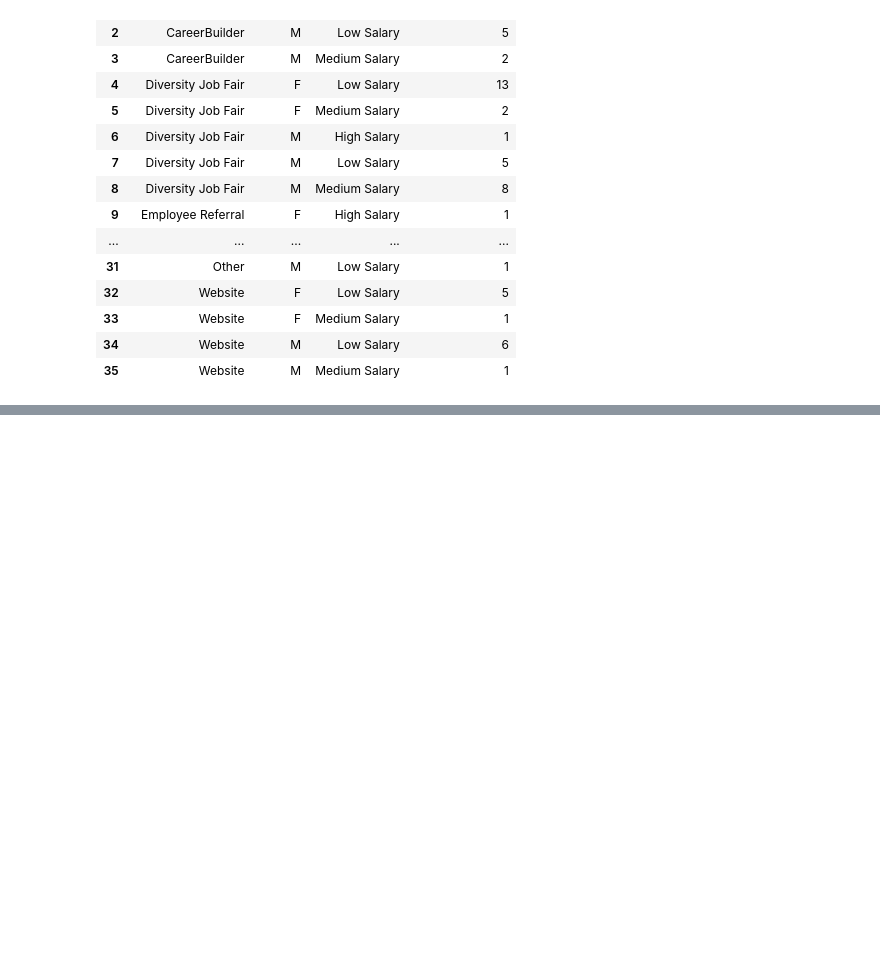
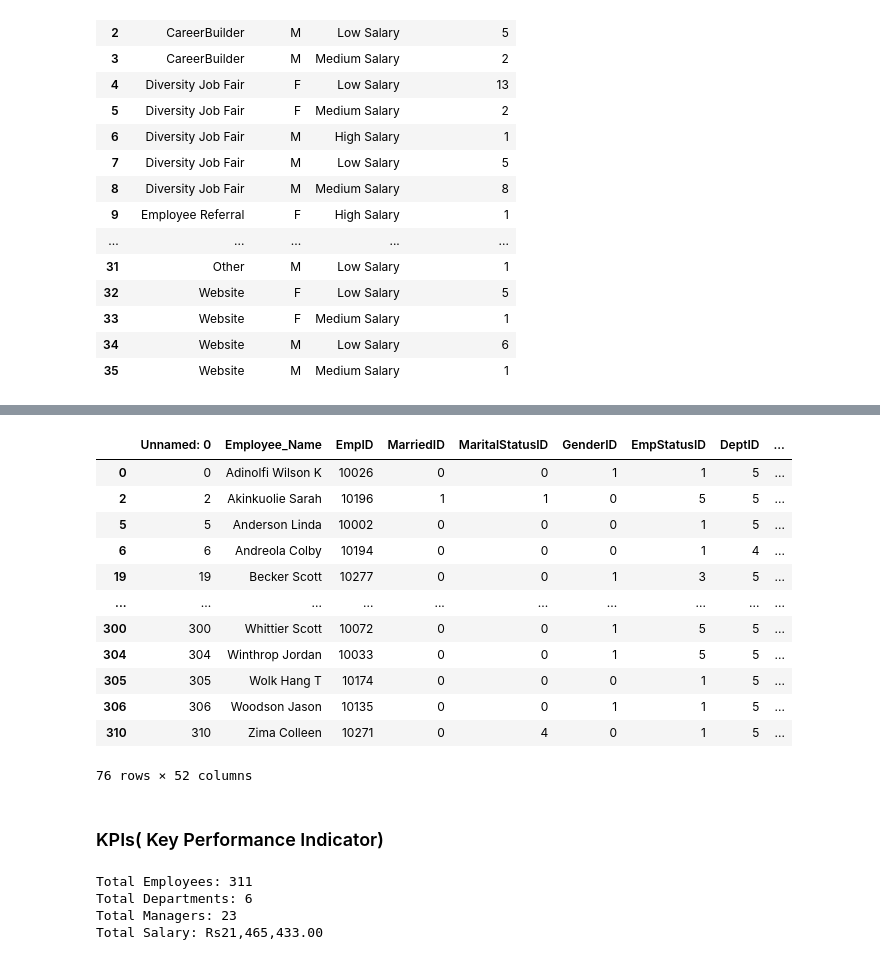
Before and after one commit to Priyankashrestha16/python-3, a Jupyter notebook: Analysis.ipynb, the cells around one changed output, grey strips where cells are left out. Cells and saved outputs as stored; diff of their text form; code cells hidden in the pictures; blank space fills up the shorter version.

```diff
--- a/Analysis.ipynb
+++ b/Analysis.ipynb
@@ -237,0 +289,8 @@ hire_emp_salary
+# %%
+## day wise total employee s hired
+
+# Pandas Category -> pd.Categorical(column_name, categories)
+
+days= ['Sunday','Monday','Tuesday','Wednesday','Thursday','Friday','Saturday']
+df['HireDay_name']= pd.Categorical(df['HireDay_name'],categories=days)
+df['HireDay_name'].unique()
@@ -237,0 +314,40 @@ hire_emp_salary
+# %%
+
+# creting a new dataframe for categorical datas
+linkedin_df=df[df['RecruitmentSource']== 'LinkedIn']
+# %%
+linkedin_df
+# %% [output]
+|  | Unnamed: 0 | Employee_Name | EmpID | MarriedID | MaritalStatusID | GenderID | EmpStatusID | DeptID | ... |
+| 0 | 0 | Adinolfi Wilson K | 10026 | 0 | 0 | 1 | 1 | 5 | ... |
+| 2 | 2 | Akinkuolie Sarah | 10196 | 1 | 1 | 0 | 5 | 5 | ... |
+| 5 | 5 | Anderson Linda | 10002 | 0 | 0 | 0 | 1 | 5 | ... |
+| 6 | 6 | Andreola Colby | 10194 | 0 | 0 | 0 | 1 | 4 | ... |
+| 19 | 19 | Becker Scott | 10277 | 0 | 0 | 1 | 3 | 5 | ... |
+| ... | ... | ... | ... | ... | ... | ... | ... | ... | ... |
+| 300 | 300 | Whittier Scott | 10072 | 0 | 0 | 1 | 5 | 5 | ... |
+| 304 | 304 | Winthrop Jordan | 10033 | 0 | 0 | 1 | 5 | 5 | ... |
+| 305 | 305 | Wolk Hang T | 10174 | 0 | 0 | 0 | 1 | 5 | ... |
+| 306 | 306 | Woodson Jason | 10135 | 0 | 0 | 1 | 1 | 5 | ... |
+| 310 | 310 | Zima Colleen | 10271 | 0 | 4 | 0 | 1 | 5 | ... |
+76 rows × 52 columns
+# %% [markdown]
+### KPIs( Key Performance Indicator)
+# %%
+total_employees= df['EmpID'].count()
+print(f'Total Employees: { total_employees}')
+
+# instead of count nunique() is used as count() will also count the duplicate values
+total_departments= df['Department'].nunique()
+print(f'Total Departments: { total_departments}')
+
+total_managers= df['ManagerID'].nunique()
+print(f'Total Managers: { total_managers}')
+
+total_salary= df['Salary'].sum()
+print(f'Total Salary: Rs{ total_salary:,.2f}')
+# %% [output]
+Total Employees: 311
+Total Departments: 6
+Total Managers: 23
+Total Salary: Rs21,465,433.00
```
Also changed, not shown: parts of 13 cells of this notebook, 20 other files.
